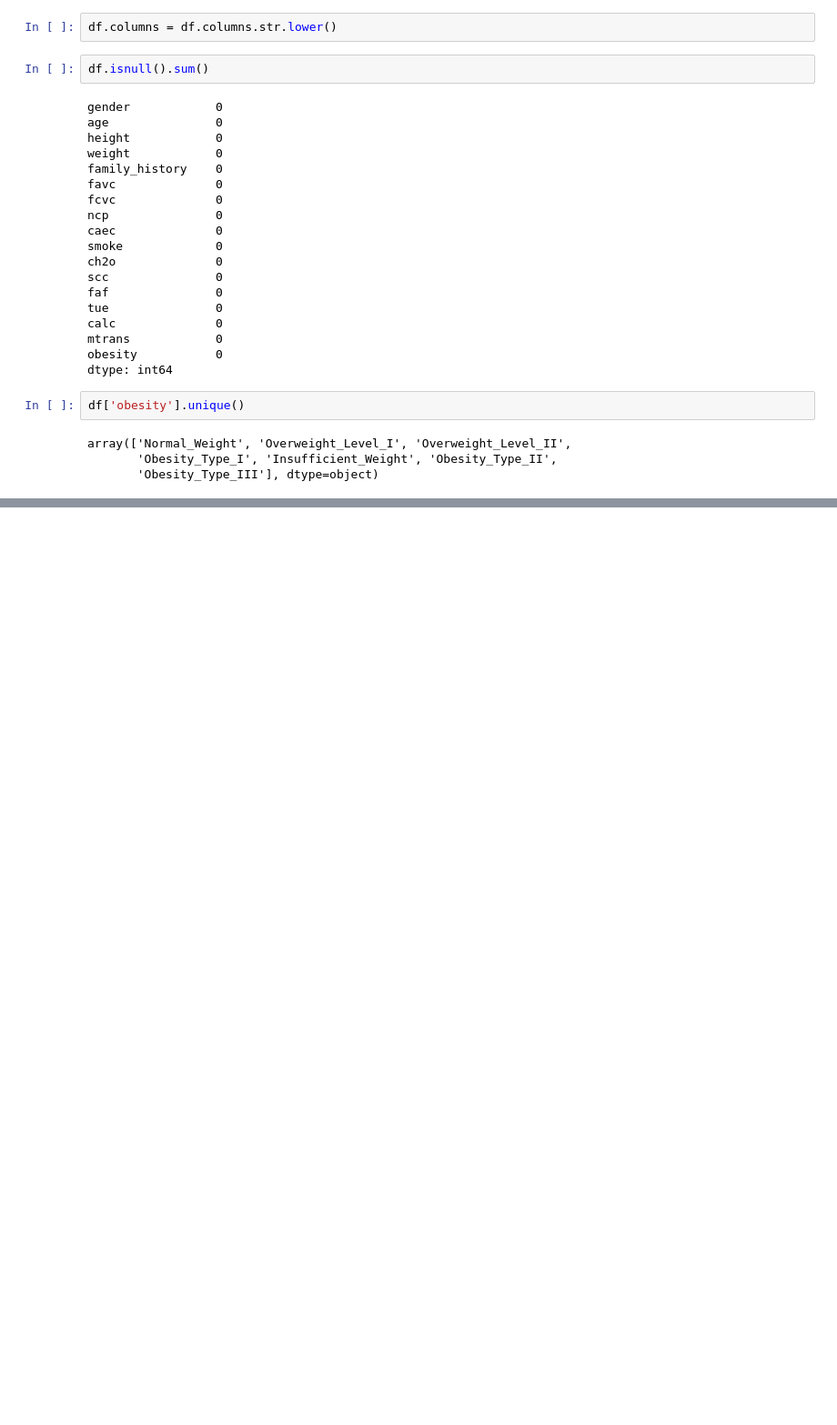
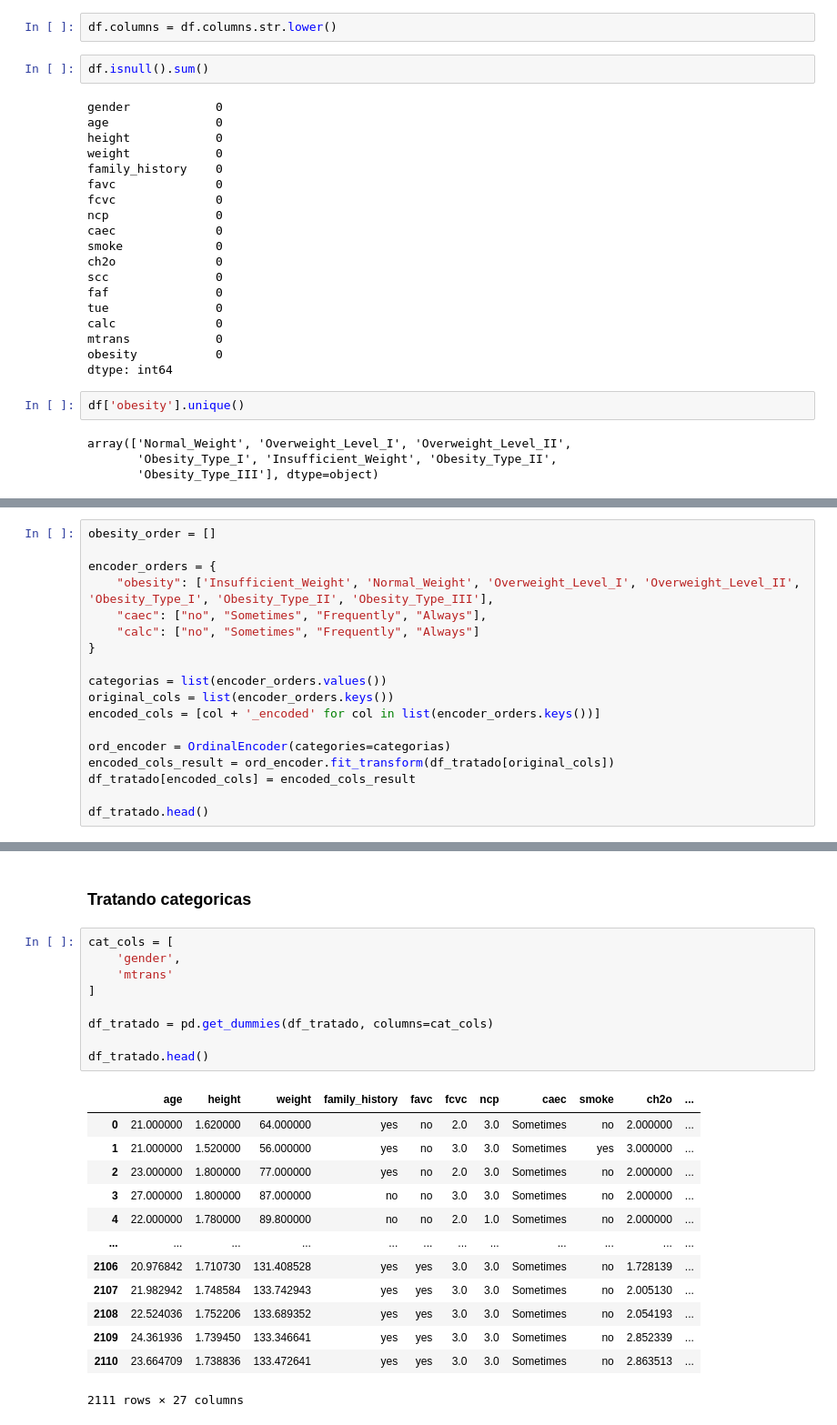
Before and after one commit to arthurAlves01/fiap-tech4, a Jupyter notebook: src/notebooks/eda.ipynb, the cells around one changed output, grey strips where cells are left out. Shown at 91% size. Saved outputs shown, nothing was run; the diff lists cells and outputs as text; blank space fills up the shorter version.

```diff
--- a/src/notebooks/eda.ipynb
+++ b/src/notebooks/eda.ipynb
@@ -63,0 +87,18 @@ Name: obesity, dtype: int64
+# %%
+obesity_order = []
+
+encoder_orders = {
+    "obesity": ['Insufficient_Weight', 'Normal_Weight', 'Overweight_Level_I', 'Overweight_Level_II', 'Obesity_Type_I', 'Obesity_Type_II', 'Obesity_Type_III'],
+    "caec": ["no", "Sometimes", "Frequently", "Always"],
+    "calc": ["no", "Sometimes", "Frequently", "Always"]
+}
+
+categorias = list(encoder_orders.values())
+original_cols = list(encoder_orders.keys())
+encoded_cols = [col + '_encoded' for col in list(encoder_orders.keys())]
+
+ord_encoder = OrdinalEncoder(categories=categorias)
+encoded_cols_result = ord_encoder.fit_transform(df_tratado[original_cols])
+df_tratado[encoded_cols] = encoded_cols_result
+
+df_tratado.head()
@@ -63,0 +133,25 @@ Name: obesity, dtype: int64
+# %% [markdown]
+### Tratando categoricas
+# %%
+cat_cols = [
+    'gender',
+    'mtrans'
+]
+
+df_tratado = pd.get_dummies(df_tratado, columns=cat_cols)
+
+df_tratado.head()
+# %% [output]
+|  | age | height | weight | family_history | favc | fcvc | ncp | caec | smoke | ch2o | ... |
+| 0 | 21.000000 | 1.620000 | 64.000000 | yes | no | 2.0 | 3.0 | Sometimes | no | 2.000000 | ... |
+| 1 | 21.000000 | 1.520000 | 56.000000 | yes | no | 3.0 | 3.0 | Sometimes | yes | 3.000000 | ... |
+| 2 | 23.000000 | 1.800000 | 77.000000 | yes | no | 2.0 | 3.0 | Sometimes | no | 2.000000 | ... |
+| 3 | 27.000000 | 1.800000 | 87.000000 | no | no | 3.0 | 3.0 | Sometimes | no | 2.000000 | ... |
+| 4 | 22.000000 | 1.780000 | 89.800000 | no | no | 2.0 | 1.0 | Sometimes | no | 2.000000 | ... |
+| ... | ... | ... | ... | ... | ... | ... | ... | ... | ... | ... | ... |
+| 2106 | 20.976842 | 1.710730 | 131.408528 | yes | yes | 3.0 | 3.0 | Sometimes | no | 1.728139 | ... |
+| 2107 | 21.982942 | 1.748584 | 133.742943 | yes | yes | 3.0 | 3.0 | Sometimes | no | 2.005130 | ... |
+| 2108 | 22.524036 | 1.752206 | 133.689352 | yes | yes | 3.0 | 3.0 | Sometimes | no | 2.054193 | ... |
+| 2109 | 24.361936 | 1.739450 | 133.346641 | yes | yes | 3.0 | 3.0 | Sometimes | no | 2.852339 | ... |
+| 2110 | 23.664709 | 1.738836 | 133.472641 | yes | yes | 3.0 | 3.0 | Sometimes | no | 2.863513 | ... |
+2111 rows × 27 columns
```
Also changed, not shown: parts of 15 cells of this notebook.
